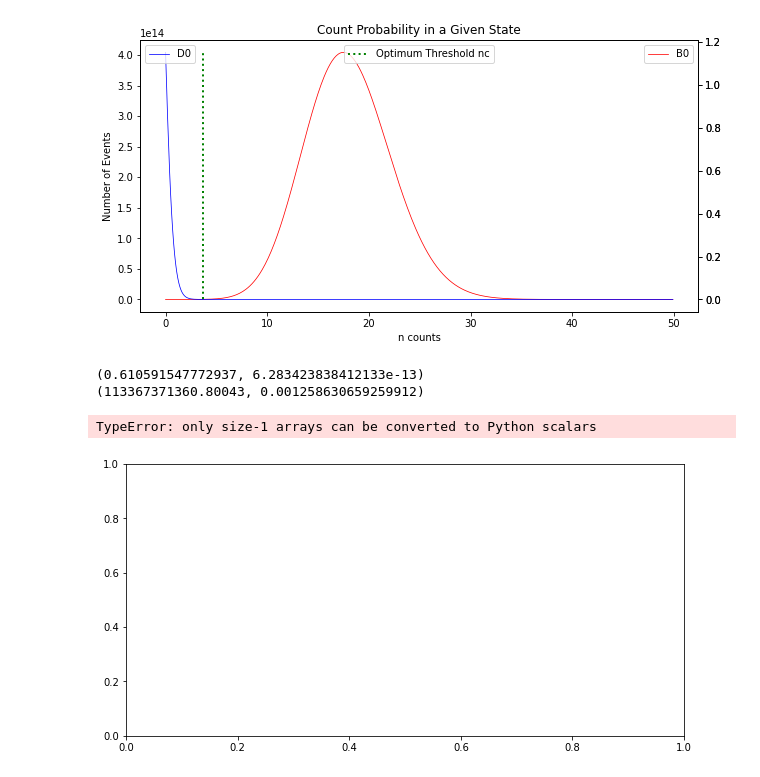
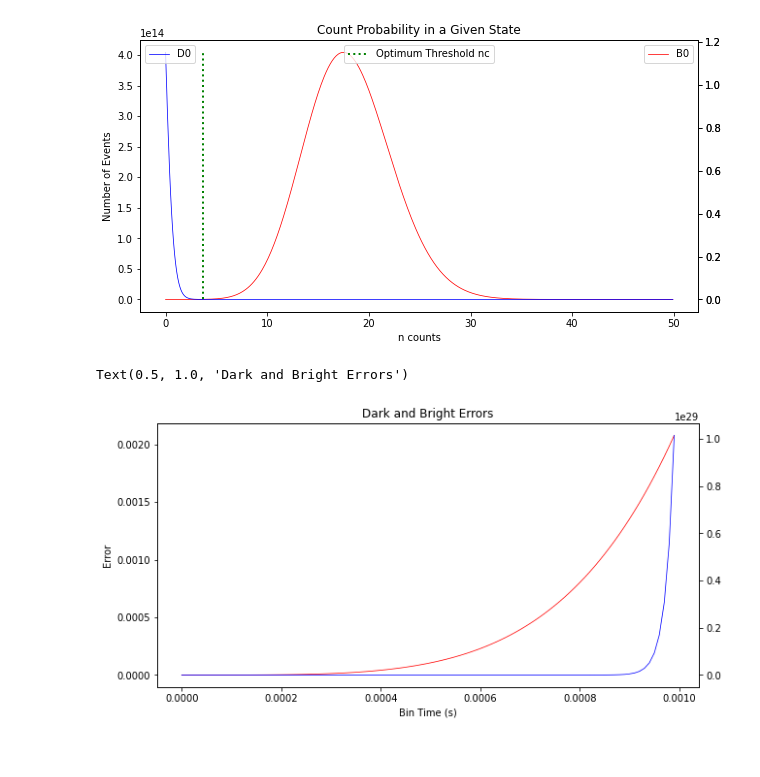
Before and after one commit to seangarn32/Trapped-Ion-Error-Model, a Jupyter notebook: SQR Error Model/Ca40Model.ipynb, the cells around one changed output. Saved outputs shown, nothing was run; the diff lists cells and outputs as text; code cells hidden in the pictures.

Commit message:
Pumping Model and Error Graphs

```diff
--- a/SQR Error Model/Ca40Model.ipynb
+++ b/SQR Error Model/Ca40Model.ipynb
@@ -149,40 +149,51 @@ Text(0.5, 1.0, 'Count Probability in a Given State')
 # %%
 #Optimal Time vs Collection Efficiency
 
 #Integrate under the curves to find the error
 #Plot error vs tb
 
 Rb = 55800
 Rd = 442
 
 def D_integrand(n, Rd, tb):
     return (np.power(Rd*tb,n)) * (np.exp(Rd*tb)) / spec.factorial(n)
 
-#0 to nc w/ D0
+#nc to inf w/ D0
 def ed(tb):
-    return integrate.quad(D_integrand, 0, nc, args=(Rd, tb))
+    return integrate.quad(D_integrand, nc, np.inf, args=(Rd, tb))
 
 def B_integrand(n, Rb, Rd, tb):
     return (np.power((Rb+Rd)*tb,n)) * (np.exp((Rb+Rd)*tb)) / spec.factorial(n)
 
-#nc to inf w/ B0
+#0 to nc w/ B0
 def eb(tb):
     return integrate.quad(B_integrand, 0, nc, args=(Rb, Rd, tb))
 
-print(ed(.00032))
-print(eb(.00032))
+#print(ed(.00032))
+#print(eb(.00032))
 
-tb = np.arange(start=0,stop=.0005,step=.00001)
+tb = np.arange(start=0,stop=.001,step=.00001)
+#print(tb)
+
+darkE = np.empty(0)
+brightE = np.empty(0)
+
+for i in tb:
+    darkE = np.append(darkE, ed(i)[0])
+for i in tb:
+    brightE = np.append(brightE, eb(i)[0])
+
+#print(darkE)
 
 fig = plt.figure(figsize=(10, 5))
 ax1 = fig.add_subplot(1, 1, 1)
-ax1.plot(tb, ed(tb), lw=0.75, c="r", label = "B0")
+ax1.plot(tb, darkE, lw=0.75, c="r", label = "B0")
 ax1.set_ylabel("Error")
 ax1.set_xlabel("Bin Time (s)")
+ax2 = plt.twinx(ax1)
+ax2.plot(tb, brightE, lw=0.75, c="b", label = "B0")
 
-plt.title("Count Probability in a Given State")
+plt.title("Dark and Bright Errors")
 # %% [output]
-(0.610591547772937, 6.283423838412133e-13)
-(113367371360.80043, 0.001258630659259912)
+Text(0.5, 1.0, 'Dark and Bright Errors')
-TypeError: only size-1 arrays can be converted to Python scalars
-[figure, old version]
+[figure, new version]
```
Also changed, not shown: parts of 1 cell of this notebook.
